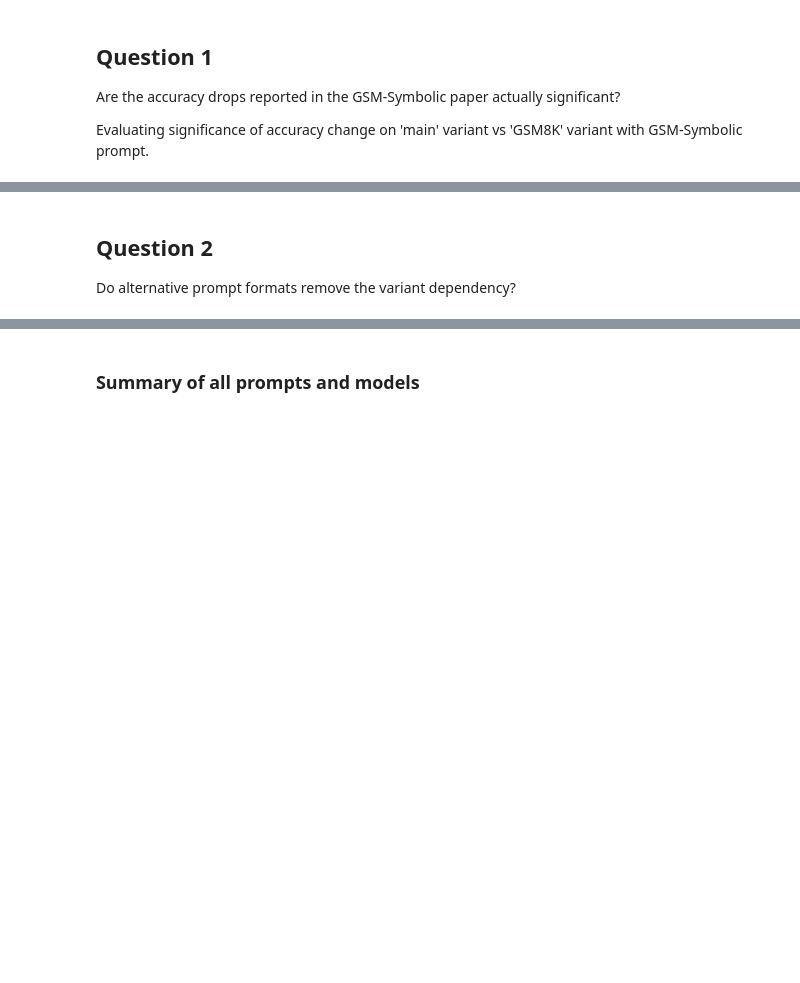
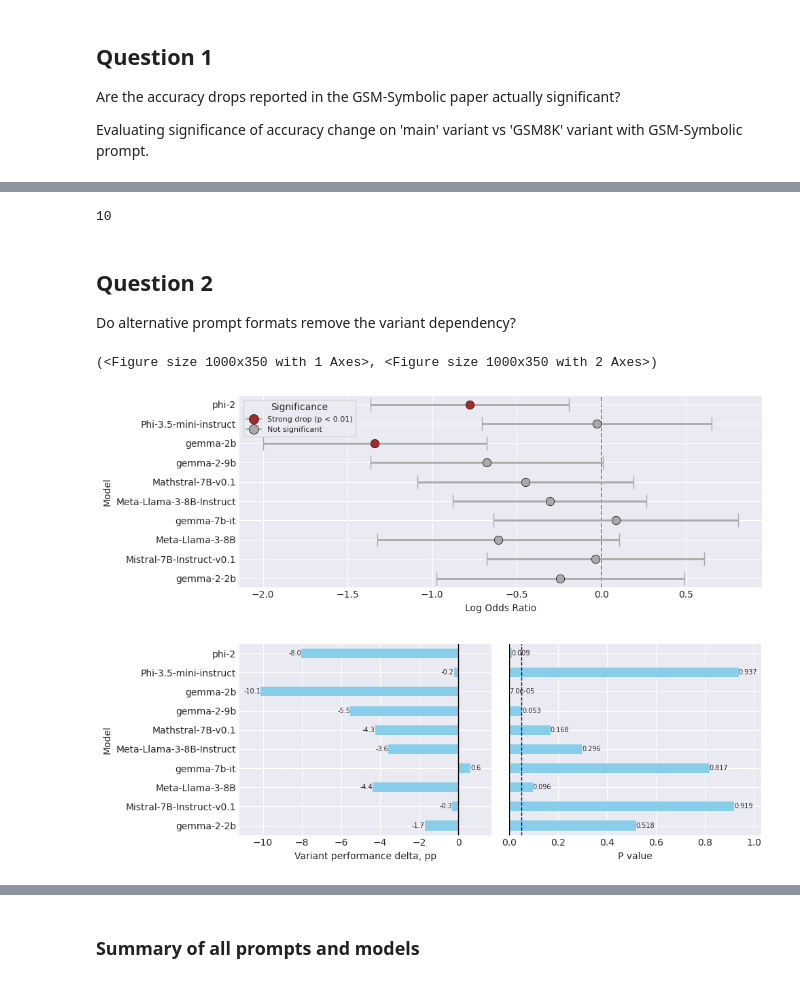
Before and after one commit to the-mysh/gsm-symbolic-benchmarking, a Jupyter notebook: notebooks/full_results.ipynb, the cells around one changed output, grey strips where cells are left out. Drawn from its saved outputs; the diff is of its cells as text; code cells hidden in the pictures; blank space fills up the shorter version.

```diff
--- a/notebooks/full_results.ipynb
+++ b/notebooks/full_results.ipynb
@@ -22,2 +8,0 @@ METRIC = "correct"
-# %%
-ALPHA = 0.05
@@ -113,3 +65,3 @@ gsm_result.variant_effect_to_latex(model_order=original_model_order)
 # %%
-significant_models = gsm_result.get_significant_models(alpha=ALPHA, drop_only=True)
+significant_models = results_loader.gsm.get_significant_models(alpha=ALPHA, drop_only=True)
 significant_models
@@ -116,3 +79,5 @@ significant_models
 # %%
 len(significant_models)
+# %% [output]
+10
 # %%
@@ -122,5 +91,9 @@ for res in (nonformal_result, formal_result, short_code_result, long_code_result
 ## Question 2
 Do alternative prompt formats remove the variant dependency?
 # %%
-nonformal_result.plot_variant_effect(model_order=significant_models[::-1])
+results_loader.nonformal.plot_variant_effect(model_order=significant_models[::-1])
+# %% [output]
+(<Figure size 1000x350 with 1 Axes>, <Figure size 1000x350 with 2 Axes>)
+[figure, added]
+[figure, added]
 # %%
```
Also changed, not shown: parts of 27 cells of this notebook, 5 other files.
